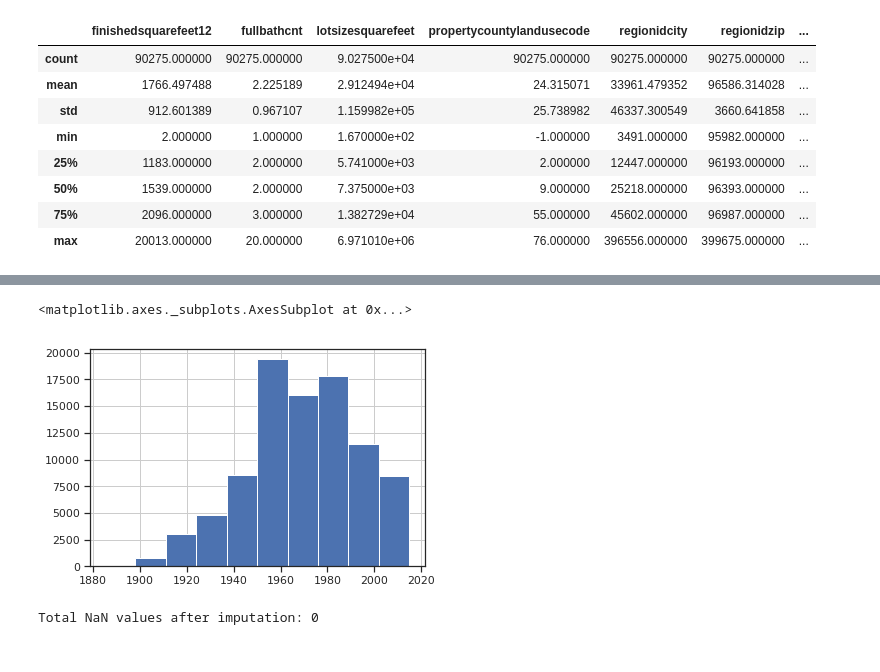
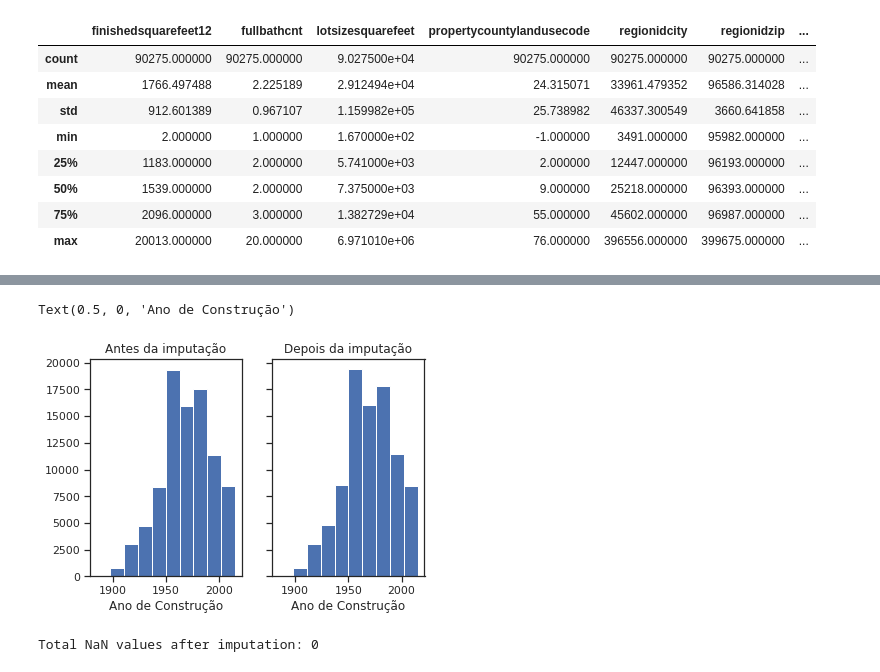
Before and after one commit to thiagotandrade/ds-project, a Jupyter notebook: DS_Project1.ipynb, the cells around one changed output, grey strips where cells are left out. Cells and saved outputs as stored; diff of their text form; code cells hidden in the pictures.

```diff
--- a/DS_Project1.ipynb
+++ b/DS_Project1.ipynb
@@ -358,8 +324,16 @@ props['yearbuilt'].hist()
-# %%
-props_imputed['yearbuilt'].hist()
-# %% [output]
-<matplotlib.axes._subplots.AxesSubplot at 0x...>
-[figure, removed]
+# %%
+f, (ax1, ax2) = plt.subplots(1, 2, sharey=True)
+
+ax1.hist(props['yearbuilt'])
+ax1.set_title('Antes da imputação')
+ax1.set_xlabel('Ano de Construção')
+
+ax2.hist(props_imputed['yearbuilt'])
+ax2.set_title('Depois da imputação')
+ax2.set_xlabel('Ano de Construção')
+# %% [output]
+Text(0.5, 0, 'Ano de Construção')
+[figure, added]
 # %%
 props = props_imputed.copy()
 # %%
```
Also changed, not shown: parts of 77 cells of this notebook.
